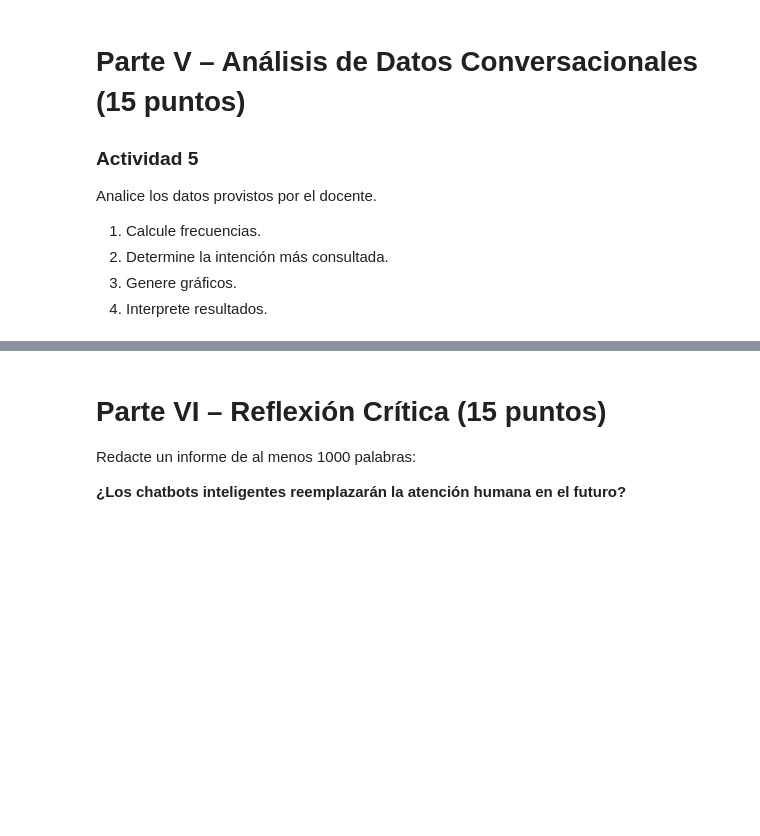
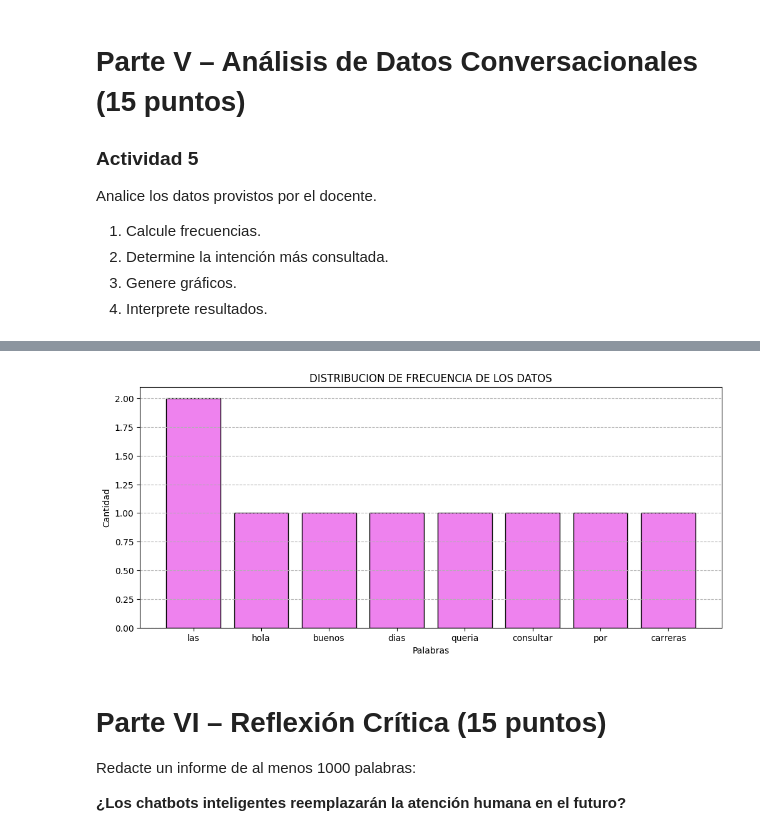
Before and after one commit to Cristian-Ullua/chatbot, a Jupyter notebook: TP_Evaluativo_2_Chatbots.ipynb, the cells around one changed output, grey strips where cells are left out. Drawn from its saved outputs; the diff is of its cells as text; code cells hidden in the pictures; blank space fills up the shorter version.

Commit message:
Se implemento la mitad de las consigna del punto numero 5
se agrego la funcion para calcular frecuencia y tambien se implemento el grafico de distribución

```diff
--- a/TP_Evaluativo_2_Chatbots.ipynb
+++ b/TP_Evaluativo_2_Chatbots.ipynb
@@ -362,4 +362,87 @@ Analice los datos provistos por el docente.
 3. Genere gráficos.
 4. Interprete resultados.
 # %%
-# Escriba aquí su análisis
+import nltk
+from nltk import FreqDist
+import numpy as np
+import pandas as pd
+import matplotlib.pyplot as plt
+from collections import Counter
+
+def calcular_frecuencias(corpus):
+
+    # Normalizamos todo el texto a minuscula
+    corpus = corpus.lower()
+
+    # Creamos una lista de todas las palabras con las palabras
+    lista_palabras = nltk.regexp_tokenize(corpus, r"\b\w+\b")
+
+    # Generamos una variable con el total de tokens
+    total_tokens = len(lista_palabras)
+
+    # Calculamos la frecuencia de cada palabra
+    frecuencia_de_las_palabras = dict(Counter(lista_palabras))
+
+    # Generamos una dataset con las palabras y la frecuencia absoluta
+    dataframe_palabras = pd.DataFrame({"Palabras": frecuencia_de_las_palabras.keys(),
+                                       "Frecuencia absoluta": frecuencia_de_las_palabras.values(),
+                                       })
+
+    # Generamos una lista de la frecuencia relativa
+    lista_frecuencia_relativa = []
+    for palabra in frecuencia_de_las_palabras.keys():
+
+        frecuencia_absoluta = frecuencia_de_las_palabras[palabra]
+        frecuencia_relativa = frecuencia_absoluta / total_tokens
+        lista_frecuencia_relativa.append(frecuencia_relativa)
+
+    dataframe_palabras["Frecuencia relativa"] = lista_frecuencia_relativa
+
+    return dataframe_palabras
+
+def generar_grafico(corpus):
+
+    # Normalizamos todo el texto a minuscula
+    corpus = corpus.lower()
+
+    # Creamos una lista de todas las palabras con las palabras
+    lista_palabras = nltk.regexp_tokenize(corpus, r"\b\w+\b")
+
+    # Generamos una frecuencia de distribucion con la funcion FreqDist
+    instancia_FreqDist = FreqDist(lista_palabras) # Genera una lista de frecuencias
+
+    # Tomamos solo las 10 palabras mas frecuente
+    frecuencia_distribuida = instancia_FreqDist.most_common(8)
+
+    # Aora debemos separar la variable dependiente y independiente
+    palabras, conteos = zip(*frecuencia_distribuida) # Para no tener que usar un for o un list compehesion. Usamos el argumento "*"
+
+    # GENERAMOS LA FIGURA DONDE SE MONTARA LA IMAGEN
+    plt.figure(figsize=(12,5))
+
+    # Aplicamos un grafico de barra (variable independiente, variable dependiente, color, borde de ventana)
+    plt.bar(palabras, conteos, color="violet", edgecolor="black")
+
+    # Agregamos el titulo y etiquetas de las variables
+    plt.title("DISTRIBUCION DE FRECUENCIA DE LOS DATOS")
+    plt.xlabel("Palabras")
+    plt.ylabel("Cantidad")
+
+    # mostramos el resultado
+    plt.grid(axis="y", linestyle="--") # generamos lineas paralelas
+    plt.show()
+
+def intencion_mas_consultada(corpus):
+
+    pass
+
+def interpretar_resultados(corpus):
+
+    pass
+
+corpus = f"hola buenos dias, queria consultar por las carreras disponibles en su institucion, me interesaria aquella relacionada al campo de las ciencia aplicadas"
+print (calcular_frecuencias(corpus).head(5))
+generar_grafico(corpus)
+#intencion_mas_consultada(corpus)
+#intrepretar_resultados(corpus)
+# %% [output]
@@ -366,3 +455,4 @@ Analice los datos provistos por el docente.
+[figure, added]
 # %% [markdown]
 # Parte VI – Reflexión Crítica (15 puntos)
 
```
Also changed, not shown: parts of 1 cell of this notebook.
